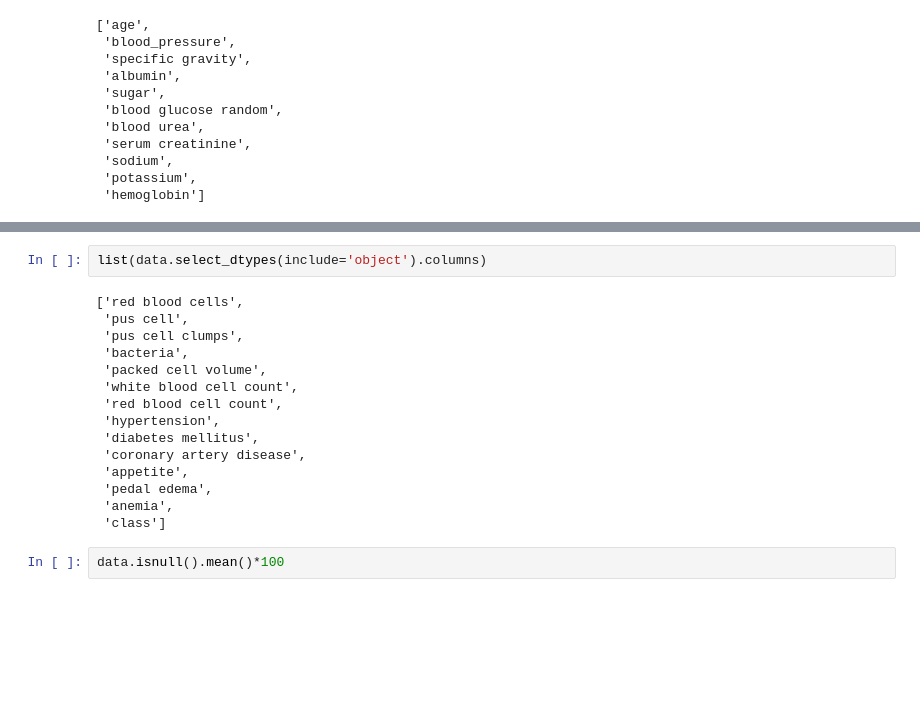
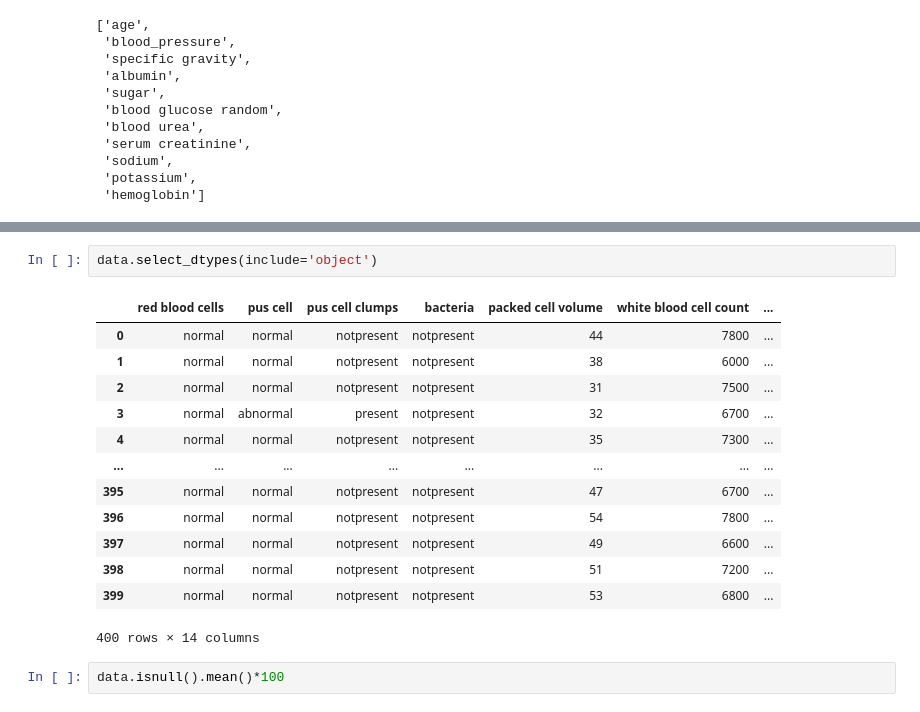
Before and after one commit to net4troll/DS-GMC-WS, a Jupyter notebook: Unsupervised ML/Machine Learning Final Checkpoint Kidney.ipynb, the cells around one changed output, grey strips where cells are left out. Drawn from its saved outputs; the diff is of its cells as text; blank space fills up the shorter version.

```diff
--- a/Unsupervised ML/Machine Learning Final Checkpoint Kidney.ipynb
+++ b/Unsupervised ML/Machine Learning Final Checkpoint Kidney.ipynb
@@ -72,20 +114,19 @@ list(data.select_dtypes(include='float64').columns)
 # %%
-list(data.select_dtypes(include='object').columns)
+data.select_dtypes(include='object')
 # %% [output]
+|  | red blood cells | pus cell | pus cell clumps | bacteria | packed cell volume | white blood cell count | ... |
+| 0 | normal | normal | notpresent | notpresent | 44 | 7800 | ... |
+| 1 | normal | normal | notpresent | notpresent | 38 | 6000 | ... |
+| 2 | normal | normal | notpresent | notpresent | 31 | 7500 | ... |
+| 3 | normal | abnormal | present | notpresent | 32 | 6700 | ... |
+| 4 | normal | normal | notpresent | notpresent | 35 | 7300 | ... |
+| ... | ... | ... | ... | ... | ... | ... | ... |
+| 395 | normal | normal | notpresent | notpresent | 47 | 6700 | ... |
+| 396 | normal | normal | notpresent | notpresent | 54 | 7800 | ... |
+| 397 | normal | normal | notpresent | notpresent | 49 | 6600 | ... |
+| 398 | normal | normal | notpresent | notpresent | 51 | 7200 | ... |
+| 399 | normal | normal | notpresent | notpresent | 53 | 6800 | ... |
-['red blood cells',
- 'pus cell',
- 'pus cell clumps',
- 'bacteria',
- 'packed cell volume',
- 'white blood cell count',
- 'red blood cell count',
- 'hypertension',
- 'diabetes mellitus',
- 'coronary artery disease',
- 'appetite',
- 'pedal edema',
- 'anemia',
- 'class']
+400 rows × 14 columns
 # %%
 data.isnull().mean()*100
 # %% [output]
```
Also changed, not shown: parts of 27 cells of this notebook, 2 other files.
